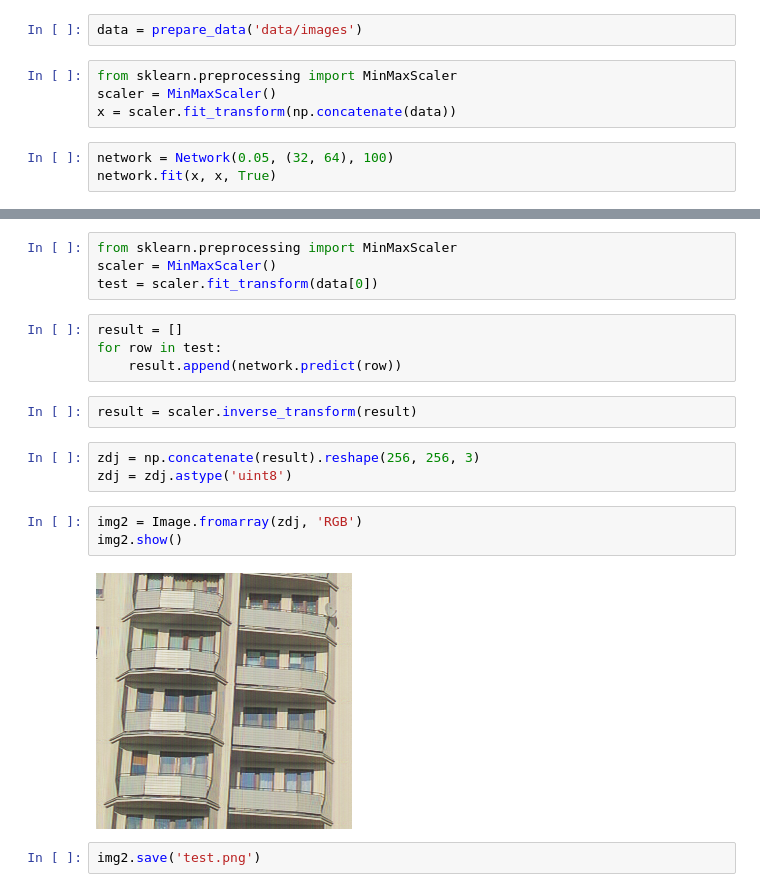
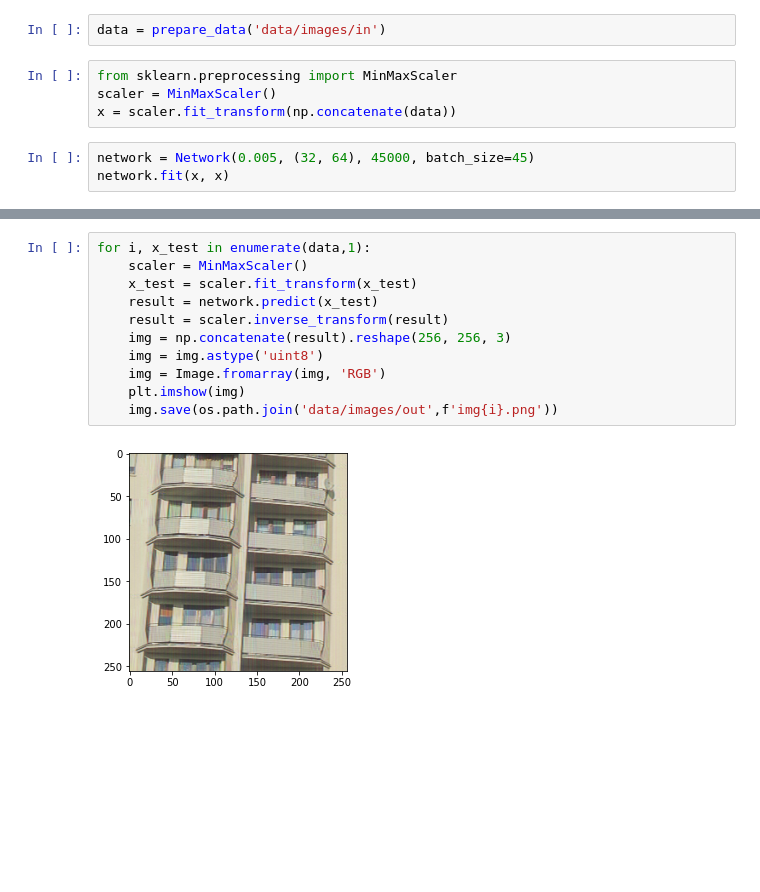
Before and after one commit to bartek412/introduction_to_neural_networks, a Jupyter notebook: 5_autoencoder.ipynb, the cells around one changed output, grey strips where cells are left out. Cells and saved outputs as stored; diff of their text form; blank space fills up the shorter version.

```diff
--- a/5_autoencoder.ipynb
+++ b/5_autoencoder.ipynb
@@ -95,12 +89,12 @@ def prepare_data(directory):
         data.append(img_box)
     return data
 # %%
-data = prepare_data('data/images')
+data = prepare_data('data/images/in')
 # %%
 from sklearn.preprocessing import MinMaxScaler
 scaler = MinMaxScaler()
 x = scaler.fit_transform(np.concatenate(data))
 # %%
-network = Network(0.05, (32, 64), 100)
-network.fit(x, x, True)
+network = Network(0.005, (32, 64), 45000, batch_size=45)
+network.fit(x, x)
 # %% [output]
@@ -125,20 +102,13 @@ Epoka: 100 z 100, blad: 388.1464506985042
-# %%
-from sklearn.preprocessing import MinMaxScaler
-scaler = MinMaxScaler()
-test = scaler.fit_transform(data[0])
-# %%
-result = []
-for row in test:
-    result.append(network.predict(row))
-# %%
-result = scaler.inverse_transform(result)
-# %%
-zdj = np.concatenate(result).reshape(256, 256, 3)
-zdj = zdj.astype('uint8')
-# %%
-img2 = Image.fromarray(zdj, 'RGB')
-img2.show()
-# %% [output]
-[figure, removed]
-# %%
-img2.save('test.png')
+# %%
+for i, x_test in enumerate(data,1):
+    scaler = MinMaxScaler()
+    x_test = scaler.fit_transform(x_test)
+    result = network.predict(x_test)
+    result = scaler.inverse_transform(result)
+    img = np.concatenate(result).reshape(256, 256, 3)
+    img = img.astype('uint8')
+    img = Image.fromarray(img, 'RGB')
+    plt.imshow(img)
+    img.save(os.path.join('data/images/out',f'img{i}.png'))
+# %% [output]
+[figure, added]
```
Also changed, not shown: parts of 3 cells of this notebook, 8 other files.
